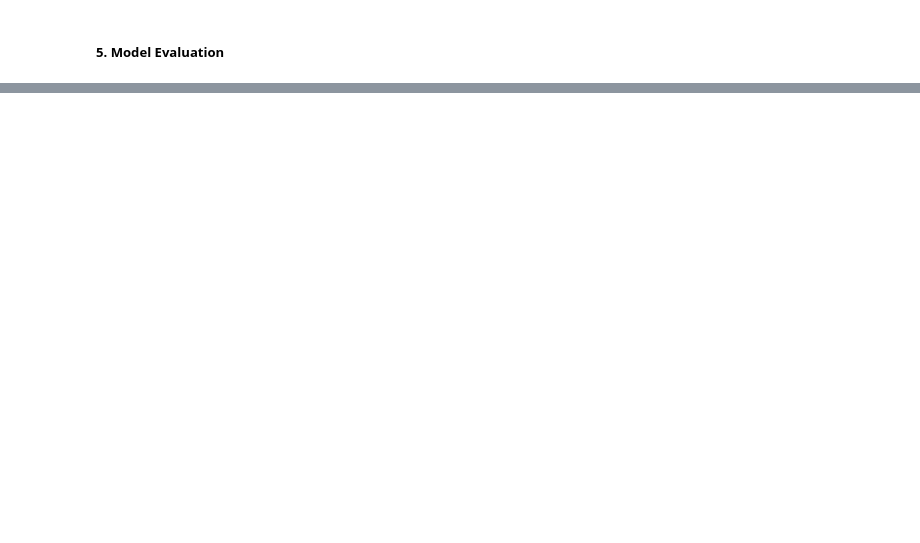
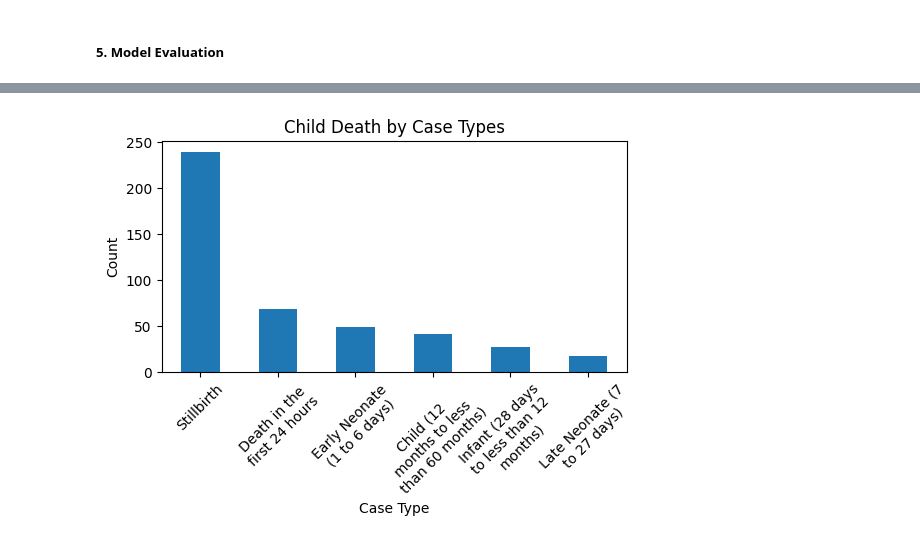
Before and after one commit to tirusew-7/EPHI-CHAMPS--Data-Analytics-Challenge, a Jupyter notebook: CHAMPS.ipynb, the cells around one changed output, grey strips where cells are left out. Cells and saved outputs as stored; diff of their text form; code cells hidden in the pictures; blank space fills up the shorter version.

```diff
--- a/CHAMPS.ipynb
+++ b/CHAMPS.ipynb
@@ -375,0 +395,14 @@ plt.show()
+# %%
+# D. Plot the child death based on the case types
+case_type_counts = df_champs['case_type'].value_counts()
+plt.figure(figsize=(6, 3))
+case_type_counts.plot(kind='bar', title='Child Death by Case Types')
+plt.xlabel('Case Type')
+plt.ylabel('Count')
+plt.xticks(rotation=45)
+# Wrap xtick labels
+wrapped_labels = [textwrap.fill(label, width=15) for label in case_type_counts.index]
+plt.xticks(range(len(wrapped_labels)), wrapped_labels)
+plt.show()
+# %% [output]
+[figure, added]
```
Also changed, not shown: parts of 8 cells of this notebook.
